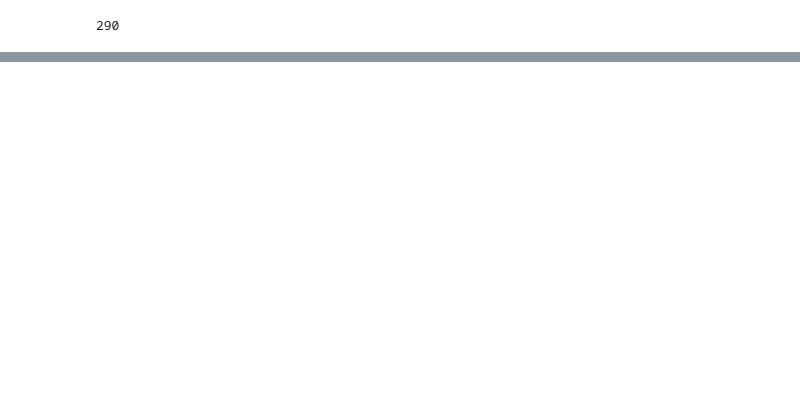
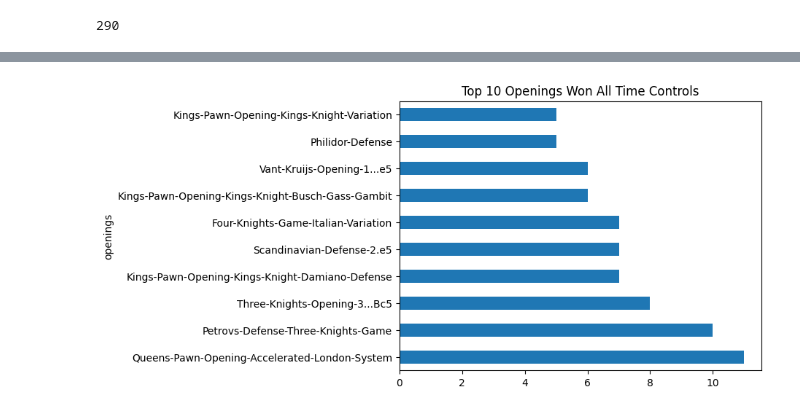
Before and after one commit to hfactor13/MyChessGames, a Jupyter notebook: chess_analysis.ipynb, the cells around one changed output, grey strips where cells are left out. Saved outputs shown, nothing was run; the diff lists cells and outputs as text; code cells hidden in the pictures; blank space fills up the shorter version.

```diff
--- a/chess_analysis.ipynb
+++ b/chess_analysis.ipynb
@@ -323,0 +374,4 @@ chess_games["openings"].nunique()
+# %%
+plot_game_result_by_openings(chess_games, "Won")
+# %% [output]
+[figure, added]
```
Also changed, not shown: parts of 17 cells of this notebook.
